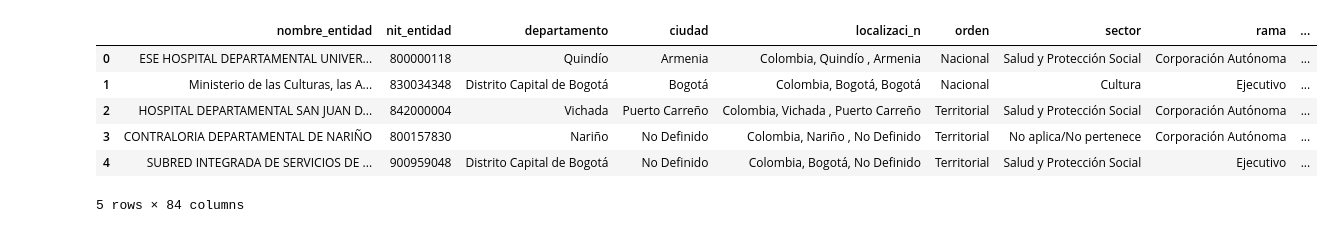
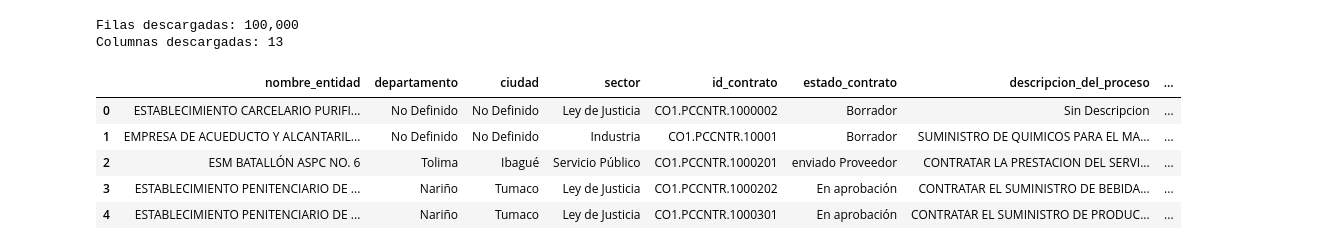
Before and after one commit to CrisCuellar-26/bigdata, a Jupyter notebook: notebooks/02_intro_pyspark_secop.ipynb, the cells around one changed output. Cells and saved outputs as stored; diff of their text form; code cells hidden in the pictures.

```diff
--- a/notebooks/02_intro_pyspark_secop.ipynb
+++ b/notebooks/02_intro_pyspark_secop.ipynb
@@ -1,26 +52,54 @@
 # %%
 import pandas as pd
 import requests
 
-url = "https://www.datos.gov.co/api/v3/views/jbjy-vk9h/query.json"
+URL = "https://www.datos.gov.co/api/v3/views/jbjy-vk9h/query.json"
+TAMANO_MUESTRA = 100_000
+
+# Si el entorno se vuelve lento, prueba con 100_000 o 10_000.
+columnas = [
+    "nombre_entidad",
+    "departamento",
+    "ciudad",
+    "sector",
+    "id_contrato",
+    "estado_contrato",
+    "descripcion_del_proceso",
+    "tipo_de_contrato",
+    "modalidad_de_contratacion",
+    "fecha_de_firma",
+    "valor_del_contrato",
+    "proveedor_adjudicado",
+    "codigo_entidad",
+    "codigo_proveedor",
+]
+
 consulta = {
-    "query": "SELECT *",
+    "query": (
+        "SELECT " + ", ".join(columnas)
+        + " ORDER BY fecha_de_firma DESC, id_contrato ASC"
+        + f" LIMIT {TAMANO_MUESTRA}"
+    ),
     "page": {
         "pageNumber": 1,
-        "pageSize": 10
+        "pageSize": TAMANO_MUESTRA,
     },
-    "includeSynthetic": False
+    "includeSynthetic": False,
 }
 
-respuesta = requests.post(url, json=consulta)
+respuesta = requests.post(URL, json=consulta)
 respuesta.raise_for_status()
 tabla = pd.DataFrame(respuesta.json())
+
+print(f"Filas descargadas: {len(tabla):,}")
+print(f"Columnas descargadas: {len(tabla.columns)}")
 tabla.head()
 # %% [output]
+Filas descargadas: 100,000
+Columnas descargadas: 13
-|  | nombre_entidad | nit_entidad | departamento | ciudad | localizaci_n | orden | sector | rama | ... |
-| 0 | ESE HOSPITAL DEPARTAMENTAL UNIVER... | 800000118 | Quindío | Armenia | Colombia, Quindío , Armenia | Nacional | Salud y Protección Social | Corporación Autónoma | ... |
-| 1 | Ministerio de las Culturas, las A... | 830034348 | Distrito Capital de Bogotá | Bogotá | Colombia, Bogotá, Bogotá | Nacional | Cultura | Ejecutivo | ... |
-| 2 | HOSPITAL DEPARTAMENTAL SAN JUAN D... | 842000004 | Vichada | Puerto Carreño | Colombia, Vichada , Puerto Carreño | Territorial | Salud y Protección Social | Corporación Autónoma | ... |
-| 3 | CONTRALORIA DEPARTAMENTAL DE NARIÑO | 800157830 | Nariño | No Definido | Colombia, Nariño , No Definido | Territorial | No aplica/No pertenece | Corporación Autónoma | ... |
-| 4 | SUBRED INTEGRADA DE SERVICIOS DE ... | 900959048 | Distrito Capital de Bogotá | No Definido | Colombia, Bogotá, No Definido | Territorial | Salud y Protección Social | Ejecutivo | ... |
+|  | nombre_entidad | departamento | ciudad | sector | id_contrato | estado_contrato | descripcion_del_proceso | ... |
+| 0 | ESTABLECIMIENTO CARCELARIO PURIFI... | No Definido | No Definido | Ley de Justicia | CO1.PCCNTR.1000002 | Borrador | Sin Descripcion | ... |
+| 1 | EMPRESA DE ACUEDUCTO Y ALCANTARIL... | No Definido | No Definido | Industria | CO1.PCCNTR.10001 | Borrador | SUMINISTRO DE QUIMICOS PARA EL MA... | ... |
+| 2 | ESM BATALLÓN ASPC NO. 6 | Tolima | Ibagué | Servicio Público | CO1.PCCNTR.1000201 | enviado Proveedor | CONTRATAR LA PRESTACION DEL SERVI... | ... |
+| 3 | ESTABLECIMIENTO PENITENCIARIO DE ... | Nariño | Tumaco | Ley de Justicia | CO1.PCCNTR.1000202 | En aprobación | CONTRATAR EL SUMINISTRO DE BEBIDA... | ... |
+| 4 | ESTABLECIMIENTO PENITENCIARIO DE ... | Nariño | Tumaco | Ley de Justicia | CO1.PCCNTR.1000301 | En aprobación | CONTRATAR EL SUMINISTRO DE PRODUC... | ... |
-5 rows × 84 columns
```
Also changed, not shown: parts of 14 cells of this notebook.
